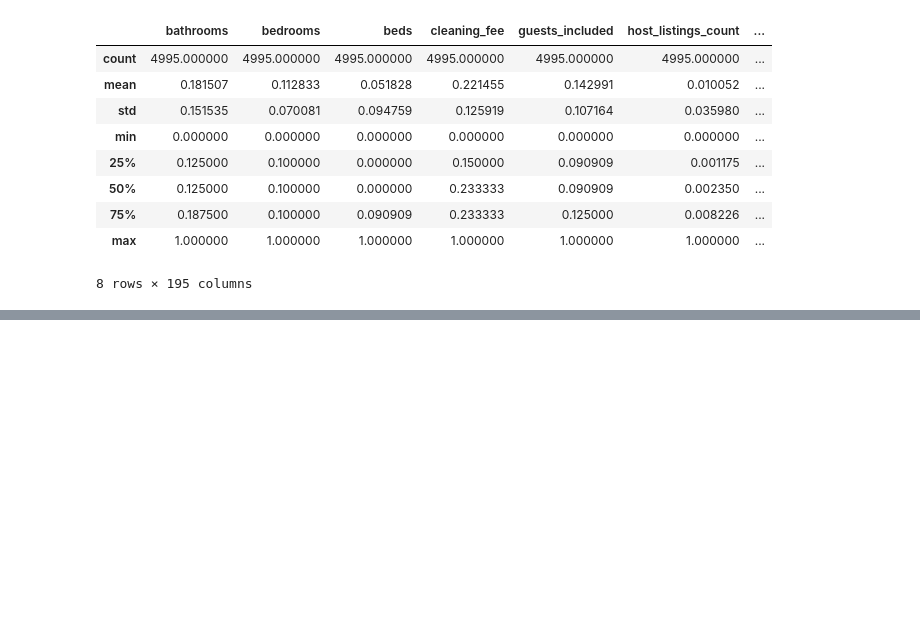
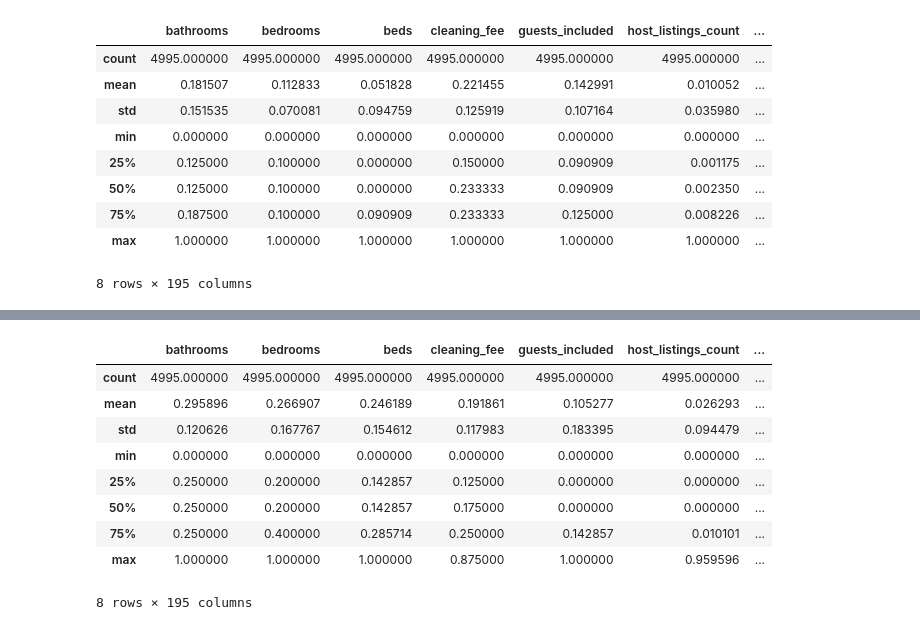
Before and after one commit to jhabib/w210, a Jupyter notebook: analyze_omitted_data.ipynb, the cells around one changed output, grey strips where cells are left out. Saved outputs shown, nothing was run; the diff lists cells and outputs as text; code cells hidden in the pictures; blank space fills up the shorter version.

```diff
--- a/analyze_omitted_data.ipynb
+++ b/analyze_omitted_data.ipynb
@@ -69,0 +47,17 @@ for c in X.columns:
+# %%
+keep = pd.read_csv('./data/fin_comb_train_deps.csv', encoding='utf8')
+keep = keep.append(pd.read_csv('./data/fin_comb_test_deps.csv', encoding='utf8'))
+keep = keep.drop('Unnamed: 0', axis=1)
+keeps = keep.sample(4995)
+keeps.describe()
+# %% [output]
+|  | bathrooms | bedrooms | beds | cleaning_fee | guests_included | host_listings_count | ... |
+| count | 4995.000000 | 4995.000000 | 4995.000000 | 4995.000000 | 4995.000000 | 4995.000000 | ... |
+| mean | 0.295896 | 0.266907 | 0.246189 | 0.191861 | 0.105277 | 0.026293 | ... |
+| std | 0.120626 | 0.167767 | 0.154612 | 0.117983 | 0.183395 | 0.094479 | ... |
+| min | 0.000000 | 0.000000 | 0.000000 | 0.000000 | 0.000000 | 0.000000 | ... |
+| 25% | 0.250000 | 0.200000 | 0.142857 | 0.125000 | 0.000000 | 0.000000 | ... |
+| 50% | 0.250000 | 0.200000 | 0.142857 | 0.175000 | 0.000000 | 0.000000 | ... |
+| 75% | 0.250000 | 0.400000 | 0.285714 | 0.250000 | 0.142857 | 0.010101 | ... |
+| max | 1.000000 | 1.000000 | 1.000000 | 0.875000 | 1.000000 | 0.959596 | ... |
+8 rows × 195 columns
```
Also changed, not shown: parts of 5 cells of this notebook.
